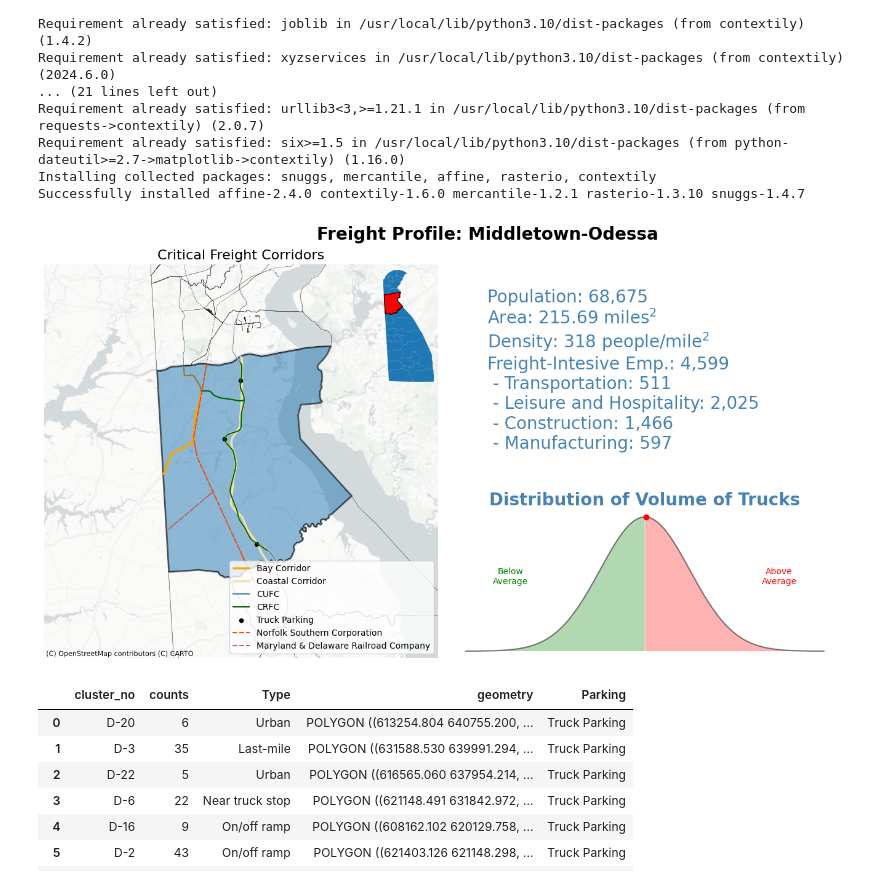
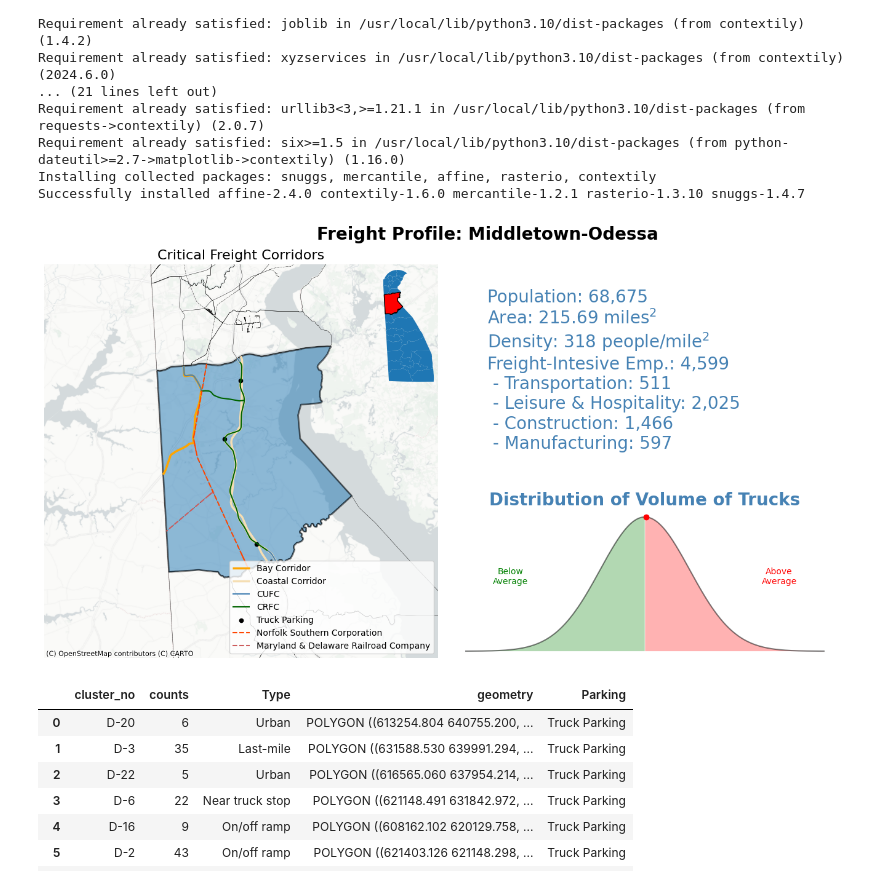
Before and after one commit to ReidelVichot/DEFreightProfiles, a Jupyter notebook: Roads_Tracks_infograph 7-12.ipynb, the cells around one changed output. Saved outputs shown, nothing was run; the diff lists cells and outputs as text; code cells hidden in the pictures.

```diff
--- a/Roads_Tracks_infograph 7-12.ipynb
+++ b/Roads_Tracks_infograph 7-12.ipynb
@@ -207,35 +207,35 @@ z = ccd[ccd["NAME"]==CCD]["z-score"].values[0]
 # Create the plot
 ax4.plot(x, y, alpha=0.5, color="k")
 
 # Add labels and title
 ax4.set_axis_off()
 plt.title("Distribution of Volume of Trucks", color="steelblue", weight="bold", fontsize=20)
 
 # Add a dot on the bell curve at x = 1
 ax4.plot(z, np.exp(-z**2 / 2) / (np.sqrt(2 * np.pi)), marker="o", color="red")
 
 # Fill the area under the curve with green color
 ax4.fill_between(x, y, 0, where=x <= 0, facecolor="green", alpha=0.3)
 ax4.fill_between(x, y, 0, where=x > 0, facecolor="red", alpha=0.3)
 ax4.text(-3,0.2, "Below\nAverage", color="green", alpha=1, fontsize=10, ha="center")
 ax4.text( 3,0.2, "Above\nAverage", color="red", alpha=1, fontsize=10, ha="center")
 
 cx.add_basemap(ax, source=cx.providers.CartoDB.PositronNoLabels, crs = "EPSG:2235")
 ax.legend(loc='lower right')
 
 header = fig.text(0.5, 0.90, "Freight Profile: " + CCD, fontsize=20, color="k", weight="bold", ha="center")
 content =  fig.text(0.5, 0.80,  "Population: " +  "{:,}".format(ccd[ccd["NAME"]==CCD]["POP_20"].values[0]) + "\n" +
                                 "Area: " + "{:,.2f}".format(ccd[ccd["NAME"]==CCD].area.values[0]*3.58701e-8) + " miles$^2$\n" +
                                 "Density: " + "{:,.0f}".format(ccd[ccd["NAME"]==CCD]["POP_20"].values[0] / ccd[ccd["NAME"]==CCD].area.values[0] / 3.58701e-8) + " people/mile$^2$\n" +
                                 "Freight-Intesive Emp.: " + "{:,}".format(ccd[ccd["NAME"]==CCD]["FIS"].values[0]) + "\n" +
                                 " - Transportation: " + "{:,}".format(ccd[ccd["NAME"]==CCD]['TRN_UTL_20'].values[0]) + "\n" +
-                                " - Leisure and Hospitality: " + "{:,}".format(ccd[ccd["NAME"]==CCD]['LE_HOSP_20'].values[0]) + "\n" +
+                                " - Leisure & Hospitality: " + "{:,}".format(ccd[ccd["NAME"]==CCD]['LE_HOSP_20'].values[0]) + "\n" +
                                 " - Construction: " + "{:,}".format(ccd[ccd["NAME"]==CCD]['CONS_20'].values[0]) + "\n" +
                                 " - Manufacturing: " + "{:,}".format(ccd[ccd["NAME"]==CCD]['MANU_20'].values[0]) + "\n"
                                 , color="steelblue", weight="normal", va="top", fontsize=20)
 fig.show()
 # %% [output]
-[figure, old version]
+[figure, new version]
 # %%
 # %% [output]
 |  | cluster_no | counts | Type | geometry | Parking |
```
